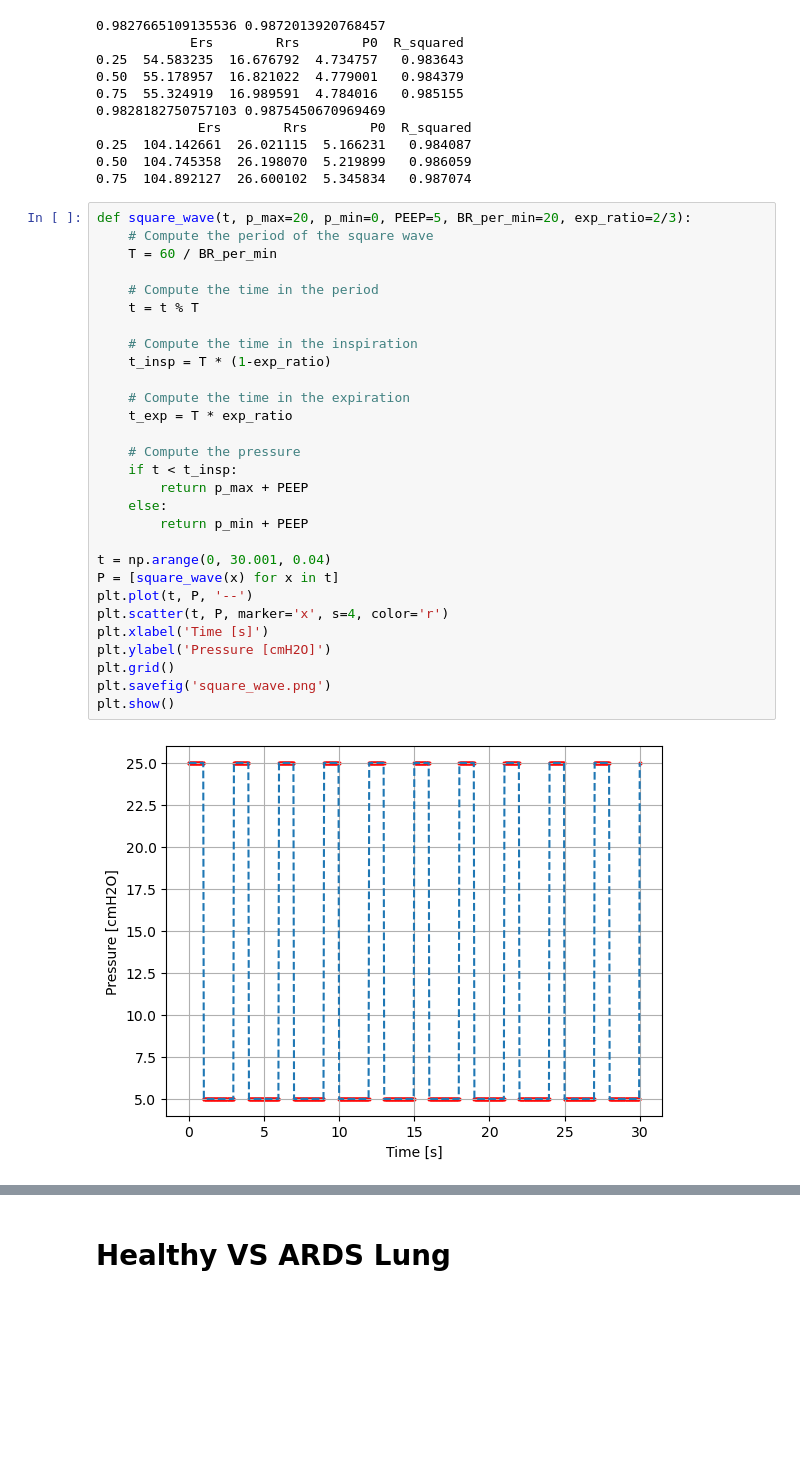
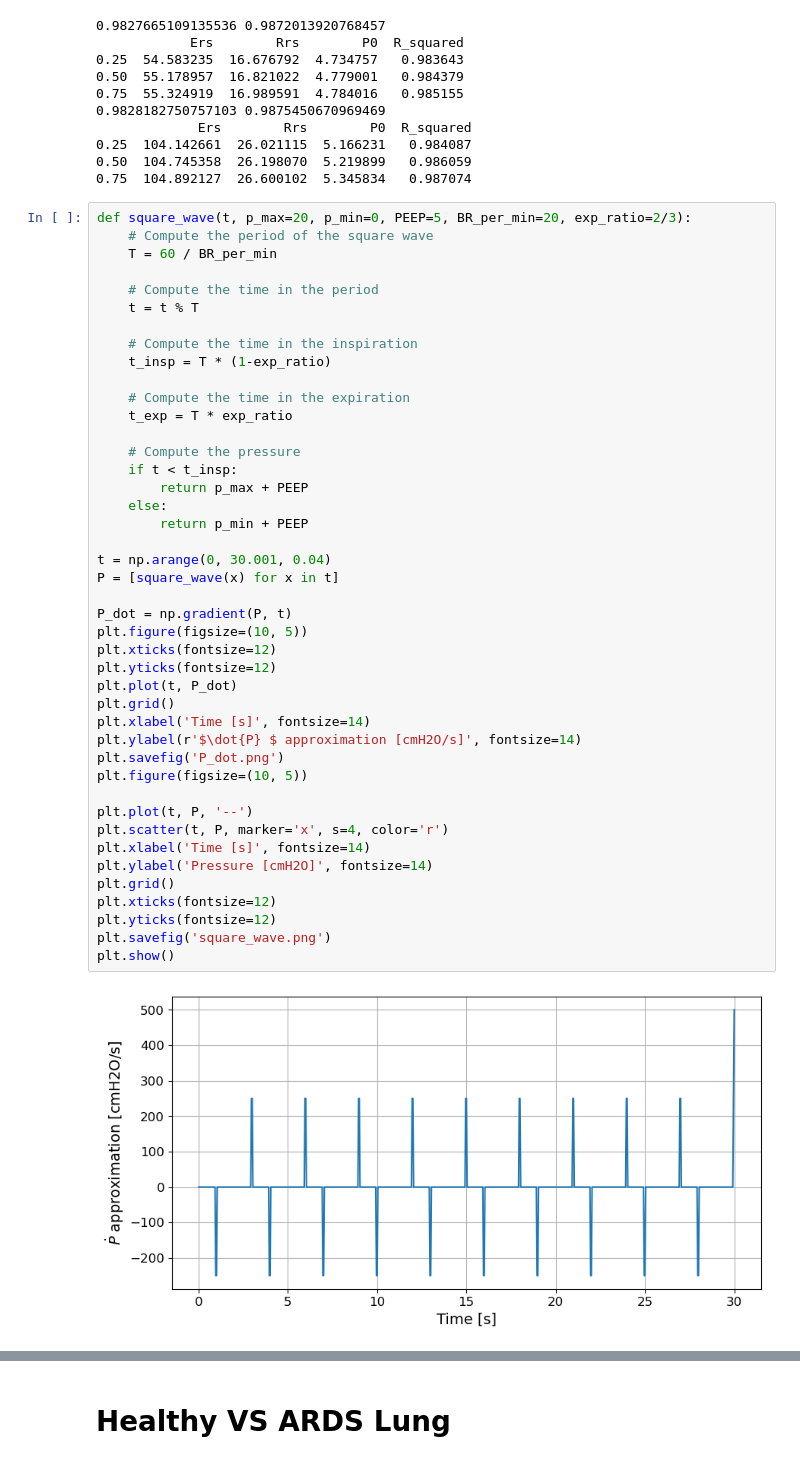
Before and after one commit to julienbrandoit/GBIO0014-2---ARDS-and-healthy-lungs-analysis, a Jupyter notebook: project.ipynb, the cells around one changed output, grey strips where cells are left out. Saved outputs shown, nothing was run; the diff lists cells and outputs as text; blank space fills up the shorter version.

```diff
--- a/project.ipynb
+++ b/project.ipynb
@@ -288,31 +288,45 @@ print(med_ards_properties)
 # %%
 def square_wave(t, p_max=20, p_min=0, PEEP=5, BR_per_min=20, exp_ratio=2/3):
     # Compute the period of the square wave
     T = 60 / BR_per_min
 
     # Compute the time in the period
     t = t % T
 
     # Compute the time in the inspiration
     t_insp = T * (1-exp_ratio)
 
     # Compute the time in the expiration
     t_exp = T * exp_ratio
 
     # Compute the pressure
     if t < t_insp:
         return p_max + PEEP
     else:
         return p_min + PEEP
 
 t = np.arange(0, 30.001, 0.04)
 P = [square_wave(x) for x in t]
+
+P_dot = np.gradient(P, t)
+plt.figure(figsize=(10, 5))
+plt.xticks(fontsize=12)
+plt.yticks(fontsize=12)
+plt.plot(t, P_dot)
+plt.grid()
+plt.xlabel('Time [s]', fontsize=14)
+plt.ylabel(r'$\dot{P} $ approximation [cmH2O/s]', fontsize=14)
+plt.savefig('P_dot.png')
+plt.figure(figsize=(10, 5))
+
 plt.plot(t, P, '--')
 plt.scatter(t, P, marker='x', s=4, color='r')
-plt.xlabel('Time [s]')
-plt.ylabel('Pressure [cmH2O]')
+plt.xlabel('Time [s]', fontsize=14)
+plt.ylabel('Pressure [cmH2O]', fontsize=14)
 plt.grid()
+plt.xticks(fontsize=12)
+plt.yticks(fontsize=12)
 plt.savefig('square_wave.png')
 plt.show()
 # %% [output]
-[figure, old version]
+[figure, new version]
```
Also changed, not shown: parts of 5 cells of this notebook, 9 other files.
